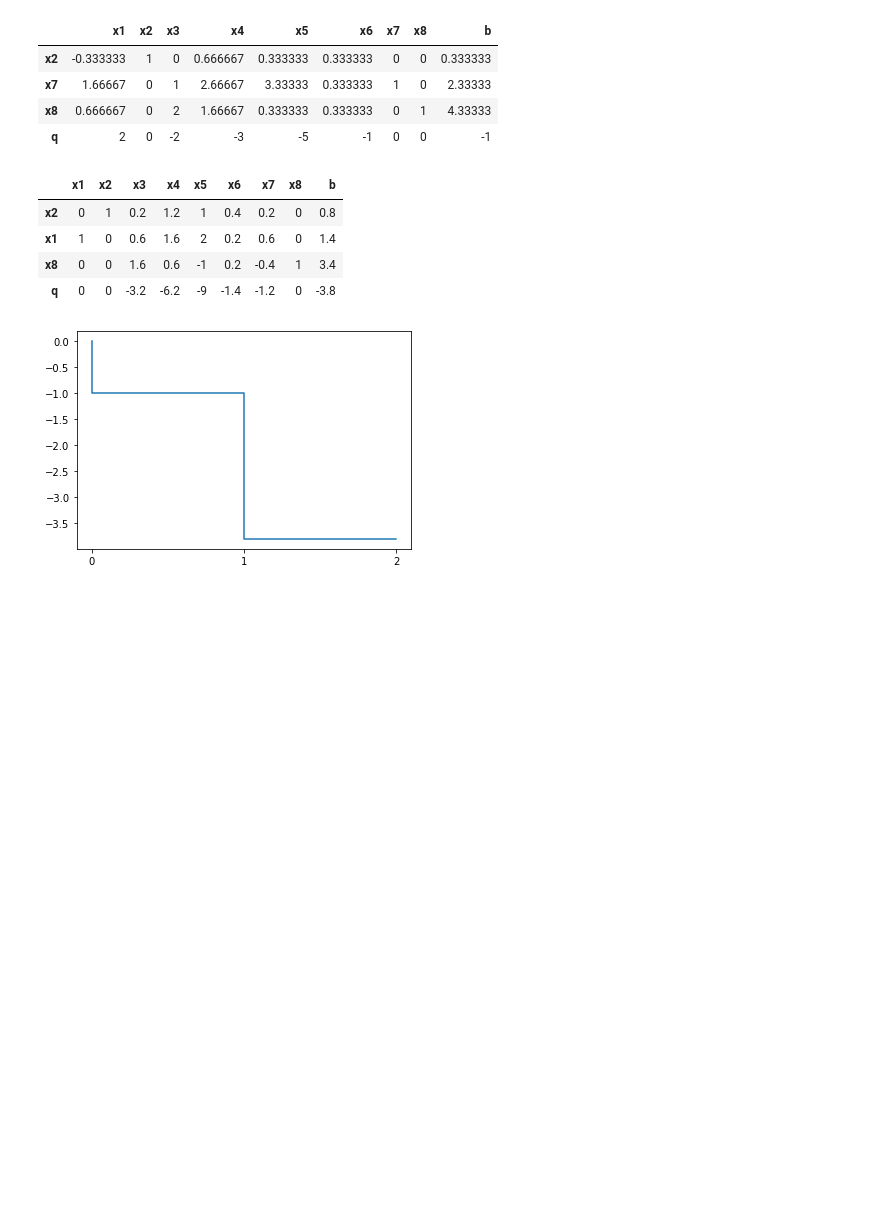
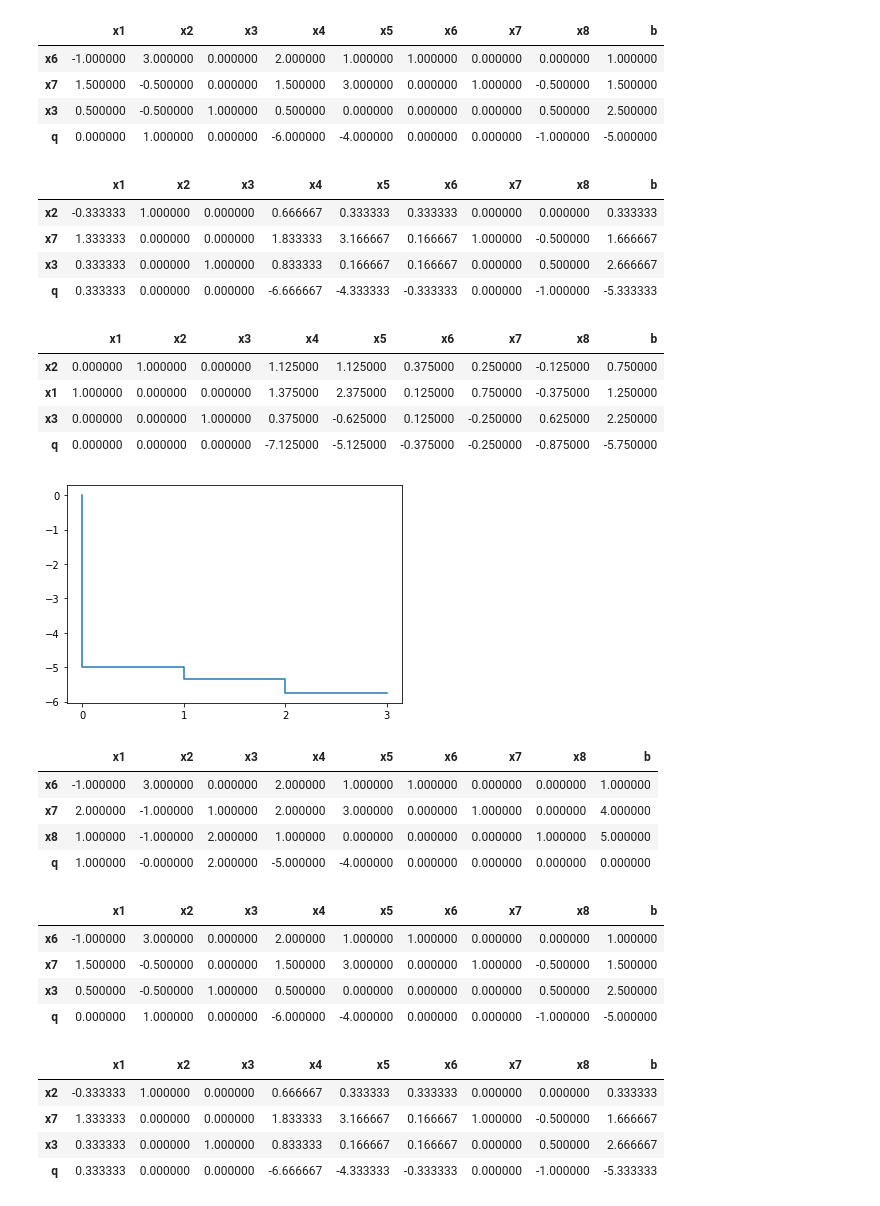
Before and after one commit to DrozdikGleb/optimization-methods, a Jupyter notebook: HW2.ipynb, the cells around one changed output. Drawn from its saved outputs; the diff is of its cells as text; code cells hidden in the pictures; blank space fills up the shorter version.

Commit message:
Implemented branch and bound method

```diff
--- a/HW2.ipynb
+++ b/HW2.ipynb
@@ -162,2 +168,34 @@ def main_simplex(n, m, A, b, c):
+# %%
+def right_branch(i, m, A, b, b0):  # x_i <= b_0
+	a0 = np.zeros(m)
+	a0[i] = 1
+	new_A, new_b = np.concatenate((A, a0.reshape(-1, m))), np.concatenate((b, [b0]))
+	return new_A, new_b
+
+
+def left_branch(i, m, A, b, b0):  # x_i >= b0 -> -x_i <= -b0
+	a0 = np.zeros(m)
+	a0[i] = -1
+	new_A, new_b = np.concatenate((A, a0.reshape(-1, m))), np.concatenate((b, [-b0]))
+	return new_A, new_b
+
+
+def branch_bound(n, m, A, b, c, prev_smx_min_q=np.inf):
+	_, basis, smx_b, smx_min_q = simplex(n, m, A, b, c)
+	if prev_smx_min_q == smx_min_q:
+		return np.inf
+	if float.is_integer(smx_min_q):
+		return smx_min_q
+	int_min_q = np.inf
+	for x_i, smx_b_i in zip(basis, smx_b):
+		if not float.is_integer(smx_b_i) and x_i < m and c[x_i] != 0:
+			right_A, right_b = right_branch(x_i, m, A, b, floor(smx_b_i))
+			right_branch_result = branch_bound(n + 1, m, right_A, right_b, c, smx_min_q)
+			int_min_q = min(int_min_q, right_branch_result)
+
+			left_A, left_b = left_branch(x_i, m, A, b, ceil(smx_b_i))
+			left_branch_result = branch_bound(n + 1, m, left_A, left_b, c, smx_min_q)
+			int_min_q = min(int_min_q, left_branch_result)
+	return int_min_q
 # %%
 n, m = 3, 5
@@ -190,8 +282,11 @@ A = np.array([[-1, 3, 0, 2, 1],
              ],
              dtype = 'float'
             )
-b = [1, 2, 4]
-c = [-1, -3, 2, 1, 4]
-main_simplex(n, m, A, b, c)
+b = [1, 4, 5]
+c = [-1, 0, -2, 5, 4]
+smx_min_q = main_simplex(n, m, A, b, c)
+bb_min_q = branch_bound(n, m, A, b, c)
+print(f'Simplex method min value: {smx_min_q}')
+print(f'Branch and bound method min value: {bb_min_q}')
 # %% [output]
 |  | x1 | x2 | x3 | x4 | x5 | x6 | x7 | x8 | b |
@@ -202,11 +297,31 @@ main_simplex(n, m, A, b, c)
 |  | x1 | x2 | x3 | x4 | x5 | x6 | x7 | x8 | b |
-| x2 | -0.333333 | 1 | 0 | 0.666667 | 0.333333 | 0.333333 | 0 | 0 | 0.333333 |
-| x7 | 1.66667 | 0 | 1 | 2.66667 | 3.33333 | 0.333333 | 1 | 0 | 2.33333 |
-| x8 | 0.666667 | 0 | 2 | 1.66667 | 0.333333 | 0.333333 | 0 | 1 | 4.33333 |
-| q | 2 | 0 | -2 | -3 | -5 | -1 | 0 | 0 | -1 |
+| x6 | -1.000000 | 3.000000 | 0.000000 | 2.000000 | 1.000000 | 1.000000 | 0.000000 | 0.000000 | 1.000000 |
+| x7 | 1.500000 | -0.500000 | 0.000000 | 1.500000 | 3.000000 | 0.000000 | 1.000000 | -0.500000 | 1.500000 |
+| x3 | 0.500000 | -0.500000 | 1.000000 | 0.500000 | 0.000000 | 0.000000 | 0.000000 | 0.500000 | 2.500000 |
+| q | 0.000000 | 1.000000 | 0.000000 | -6.000000 | -4.000000 | 0.000000 | 0.000000 | -1.000000 | -5.000000 |
 |  | x1 | x2 | x3 | x4 | x5 | x6 | x7 | x8 | b |
-| x2 | 0 | 1 | 0.2 | 1.2 | 1 | 0.4 | 0.2 | 0 | 0.8 |
-| x1 | 1 | 0 | 0.6 | 1.6 | 2 | 0.2 | 0.6 | 0 | 1.4 |
-| x8 | 0 | 0 | 1.6 | 0.6 | -1 | 0.2 | -0.4 | 1 | 3.4 |
-| q | 0 | 0 | -3.2 | -6.2 | -9 | -1.4 | -1.2 | 0 | -3.8 |
+| x2 | -0.333333 | 1.000000 | 0.000000 | 0.666667 | 0.333333 | 0.333333 | 0.000000 | 0.000000 | 0.333333 |
+| x7 | 1.333333 | 0.000000 | 0.000000 | 1.833333 | 3.166667 | 0.166667 | 1.000000 | -0.500000 | 1.666667 |
+| x3 | 0.333333 | 0.000000 | 1.000000 | 0.833333 | 0.166667 | 0.166667 | 0.000000 | 0.500000 | 2.666667 |
+| q | 0.333333 | 0.000000 | 0.000000 | -6.666667 | -4.333333 | -0.333333 | 0.000000 | -1.000000 | -5.333333 |
+|  | x1 | x2 | x3 | x4 | x5 | x6 | x7 | x8 | b |
+| x2 | 0.000000 | 1.000000 | 0.000000 | 1.125000 | 1.125000 | 0.375000 | 0.250000 | -0.125000 | 0.750000 |
+| x1 | 1.000000 | 0.000000 | 0.000000 | 1.375000 | 2.375000 | 0.125000 | 0.750000 | -0.375000 | 1.250000 |
+| x3 | 0.000000 | 0.000000 | 1.000000 | 0.375000 | -0.625000 | 0.125000 | -0.250000 | 0.625000 | 2.250000 |
+| q | 0.000000 | 0.000000 | 0.000000 | -7.125000 | -5.125000 | -0.375000 | -0.250000 | -0.875000 | -5.750000 |
-[figure, old version]
+[figure, new version]
+|  | x1 | x2 | x3 | x4 | x5 | x6 | x7 | x8 | b |
+| x6 | -1.000000 | 3.000000 | 0.000000 | 2.000000 | 1.000000 | 1.000000 | 0.000000 | 0.000000 | 1.000000 |
+| x7 | 2.000000 | -1.000000 | 1.000000 | 2.000000 | 3.000000 | 0.000000 | 1.000000 | 0.000000 | 4.000000 |
+| x8 | 1.000000 | -1.000000 | 2.000000 | 1.000000 | 0.000000 | 0.000000 | 0.000000 | 1.000000 | 5.000000 |
+| q | 1.000000 | -0.000000 | 2.000000 | -5.000000 | -4.000000 | 0.000000 | 0.000000 | 0.000000 | 0.000000 |
+|  | x1 | x2 | x3 | x4 | x5 | x6 | x7 | x8 | b |
+| x6 | -1.000000 | 3.000000 | 0.000000 | 2.000000 | 1.000000 | 1.000000 | 0.000000 | 0.000000 | 1.000000 |
+| x7 | 1.500000 | -0.500000 | 0.000000 | 1.500000 | 3.000000 | 0.000000 | 1.000000 | -0.500000 | 1.500000 |
+| x3 | 0.500000 | -0.500000 | 1.000000 | 0.500000 | 0.000000 | 0.000000 | 0.000000 | 0.500000 | 2.500000 |
+| q | 0.000000 | 1.000000 | 0.000000 | -6.000000 | -4.000000 | 0.000000 | 0.000000 | -1.000000 | -5.000000 |
+|  | x1 | x2 | x3 | x4 | x5 | x6 | x7 | x8 | b |
+| x2 | -0.333333 | 1.000000 | 0.000000 | 0.666667 | 0.333333 | 0.333333 | 0.000000 | 0.000000 | 0.333333 |
+| x7 | 1.333333 | 0.000000 | 0.000000 | 1.833333 | 3.166667 | 0.166667 | 1.000000 | -0.500000 | 1.666667 |
+| x3 | 0.333333 | 0.000000 | 1.000000 | 0.833333 | 0.166667 | 0.166667 | 0.000000 | 0.500000 | 2.666667 |
+| q | 0.333333 | 0.000000 | 0.000000 | -6.666667 | -4.333333 | -0.333333 | 0.000000 | -1.000000 | -5.333333 |
```
Also changed, not shown: parts of 12 cells of this notebook.
